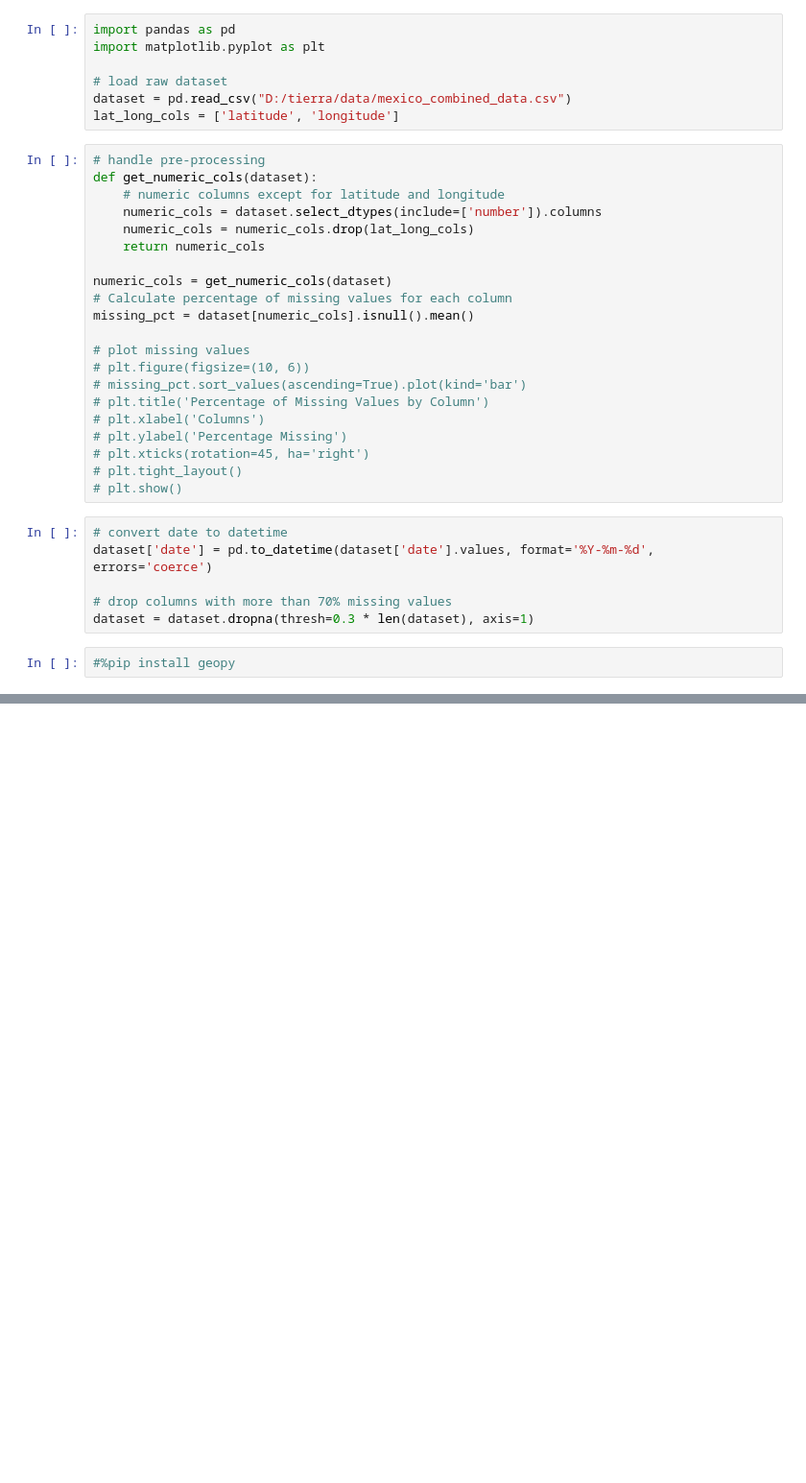
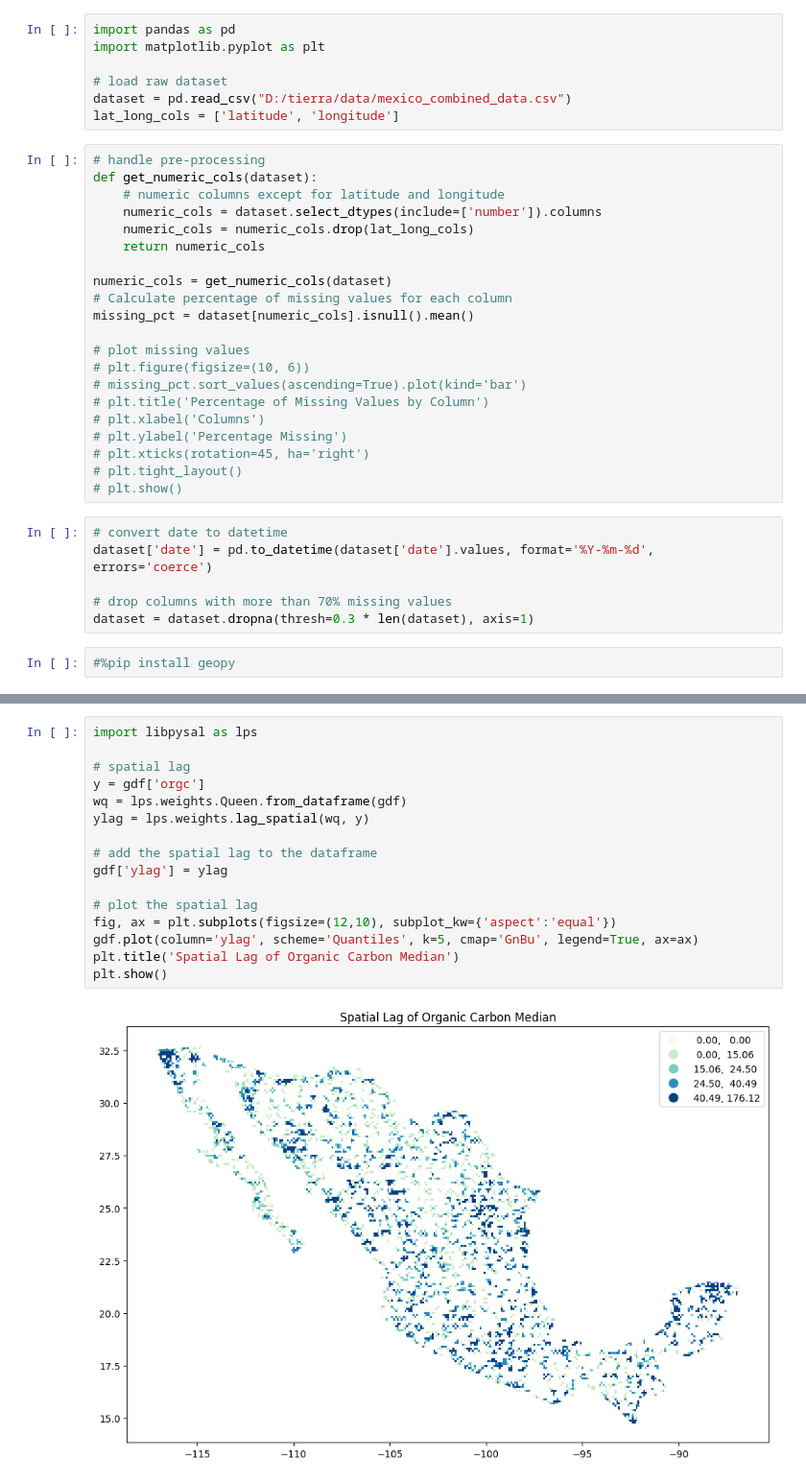
Before and after one commit to tierrafoods-hud/notebooks, a Jupyter notebook: analysis/deep-learning.ipynb, the cells around one changed output, grey strips where cells are left out. Shown at 96% size. Cells and saved outputs as stored; diff of their text form; blank space fills up the shorter version.

```diff
--- a/analysis/deep-learning.ipynb
+++ b/analysis/deep-learning.ipynb
@@ -179,0 +296,18 @@ plt.show()
+# %%
+import libpysal as lps
+
+# spatial lag
+y = gdf['orgc']
+wq = lps.weights.Queen.from_dataframe(gdf)
+ylag = lps.weights.lag_spatial(wq, y)
+
+# add the spatial lag to the dataframe
+gdf['ylag'] = ylag
+
+# plot the spatial lag
+fig, ax = plt.subplots(figsize=(12,10), subplot_kw={'aspect':'equal'})
+gdf.plot(column='ylag', scheme='Quantiles', k=5, cmap='GnBu', legend=True, ax=ax)
+plt.title('Spatial Lag of Organic Carbon Median')
+plt.show()
+# %% [output]
+[figure, added]
```
Also changed, not shown: parts of 21 cells of this notebook, 2 other files.
